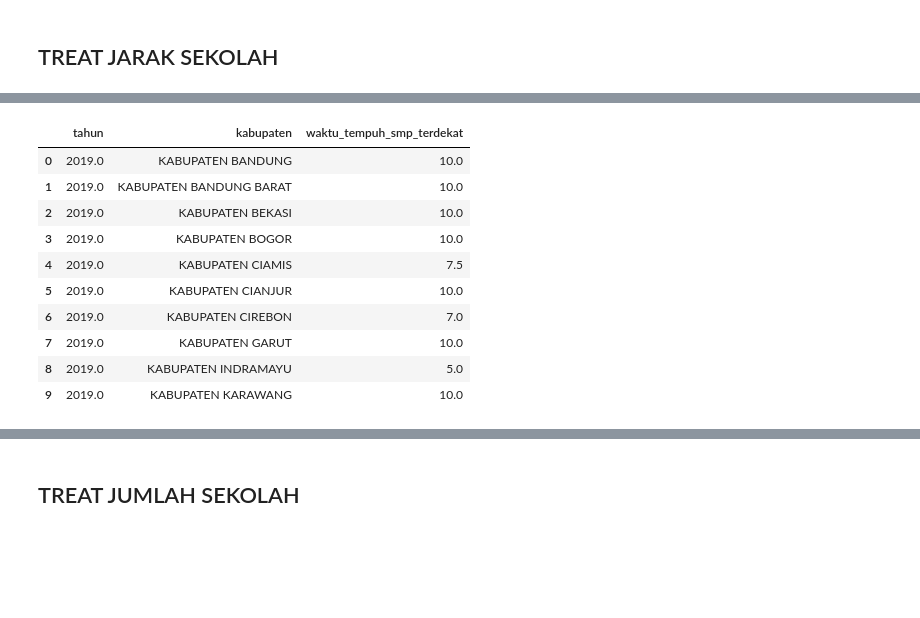
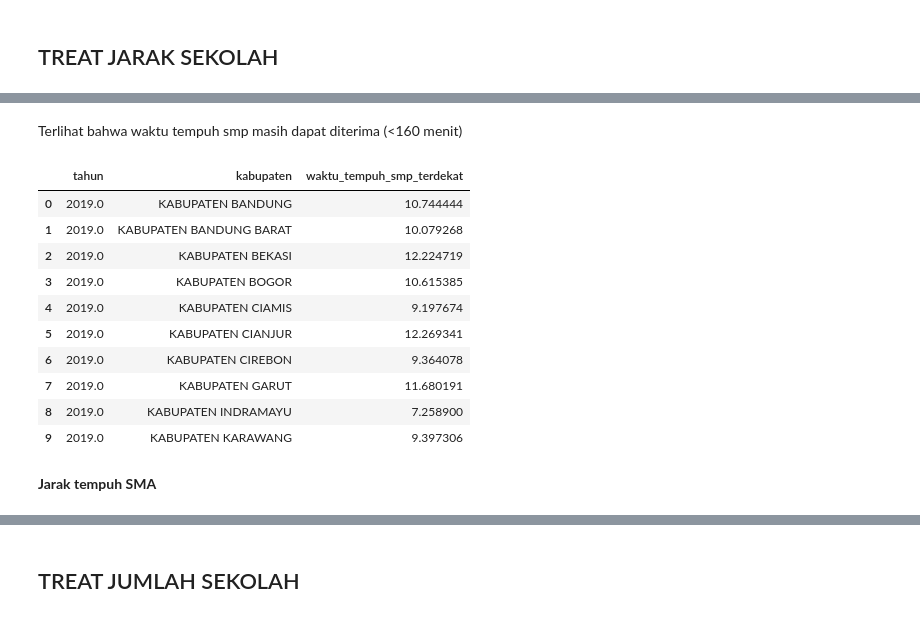
Before and after one commit to FirRW/PrediksiIndeksPendidikan, a Jupyter notebook: Notebook/Data Feature Hackaton Pacmann.ipynb, the cells around one changed output, grey strips where cells are left out. Drawn from its saved outputs; the diff is of its cells as text; code cells hidden in the pictures; blank space fills up the shorter version.

```diff
--- a/Notebook/Data Feature Hackaton Pacmann.ipynb
+++ b/Notebook/Data Feature Hackaton Pacmann.ipynb
@@ -473,0 +637,3 @@ df_JarakSD.head(10)
+# %%
+df_JarakSMP_treat= df_JarakSMP[(np.abs(stats.zscore(df_JarakSMP['waktu_tempuh_smp_terdekat'])) < 3)]
+boxplot = df_JarakSMP_treat.boxplot(column=['waktu_tempuh_smp_terdekat'])
@@ -474,16 +642,22 @@ df_JarakSD.head(10)
+# %% [markdown]
+Terlihat bahwa waktu tempuh smp masih dapat diterima (<160 menit)
+# %%
+df_JarakSMP = df_JarakSMP_treat
 # %%
-df_JarakSMP= aggmedian(df_JarakSMP,'tahun','bps_nama_kabupaten_kota','waktu_tempuh_smp_terdekat')
+df_JarakSMP= aggaverage(df_JarakSMP,'tahun','bps_nama_kabupaten_kota','waktu_tempuh_smp_terdekat')
 df_JarakSMP= changecol(df_JarakSMP,'bps_nama_kabupaten_kota')
 df_JarakSMP.head(10)
 # %% [output]
 |  | tahun | kabupaten | waktu_tempuh_smp_terdekat |
-| 0 | 2019.0 | KABUPATEN BANDUNG | 10.0 |
-| 1 | 2019.0 | KABUPATEN BANDUNG BARAT | 10.0 |
-| 2 | 2019.0 | KABUPATEN BEKASI | 10.0 |
-| 3 | 2019.0 | KABUPATEN BOGOR | 10.0 |
-| 4 | 2019.0 | KABUPATEN CIAMIS | 7.5 |
-| 5 | 2019.0 | KABUPATEN CIANJUR | 10.0 |
-| 6 | 2019.0 | KABUPATEN CIREBON | 7.0 |
-| 7 | 2019.0 | KABUPATEN GARUT | 10.0 |
-| 8 | 2019.0 | KABUPATEN INDRAMAYU | 5.0 |
-| 9 | 2019.0 | KABUPATEN KARAWANG | 10.0 |
+| 0 | 2019.0 | KABUPATEN BANDUNG | 10.744444 |
+| 1 | 2019.0 | KABUPATEN BANDUNG BARAT | 10.079268 |
+| 2 | 2019.0 | KABUPATEN BEKASI | 12.224719 |
+| 3 | 2019.0 | KABUPATEN BOGOR | 10.615385 |
+| 4 | 2019.0 | KABUPATEN CIAMIS | 9.197674 |
+| 5 | 2019.0 | KABUPATEN CIANJUR | 12.269341 |
+| 6 | 2019.0 | KABUPATEN CIREBON | 9.364078 |
+| 7 | 2019.0 | KABUPATEN GARUT | 11.680191 |
+| 8 | 2019.0 | KABUPATEN INDRAMAYU | 7.258900 |
+| 9 | 2019.0 | KABUPATEN KARAWANG | 9.397306 |
+# %% [markdown]
+**Jarak tempuh SMA**
```
Also changed, not shown: parts of 91 cells of this notebook, 6 other files.
